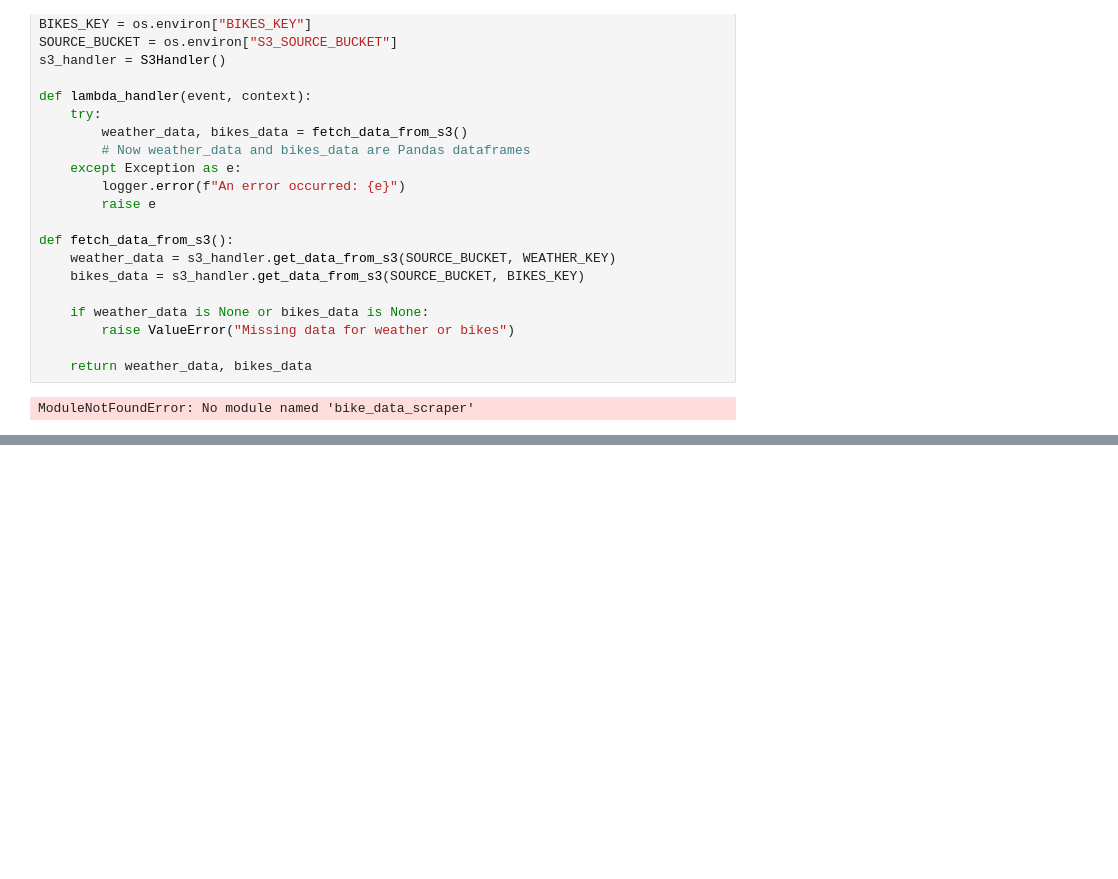
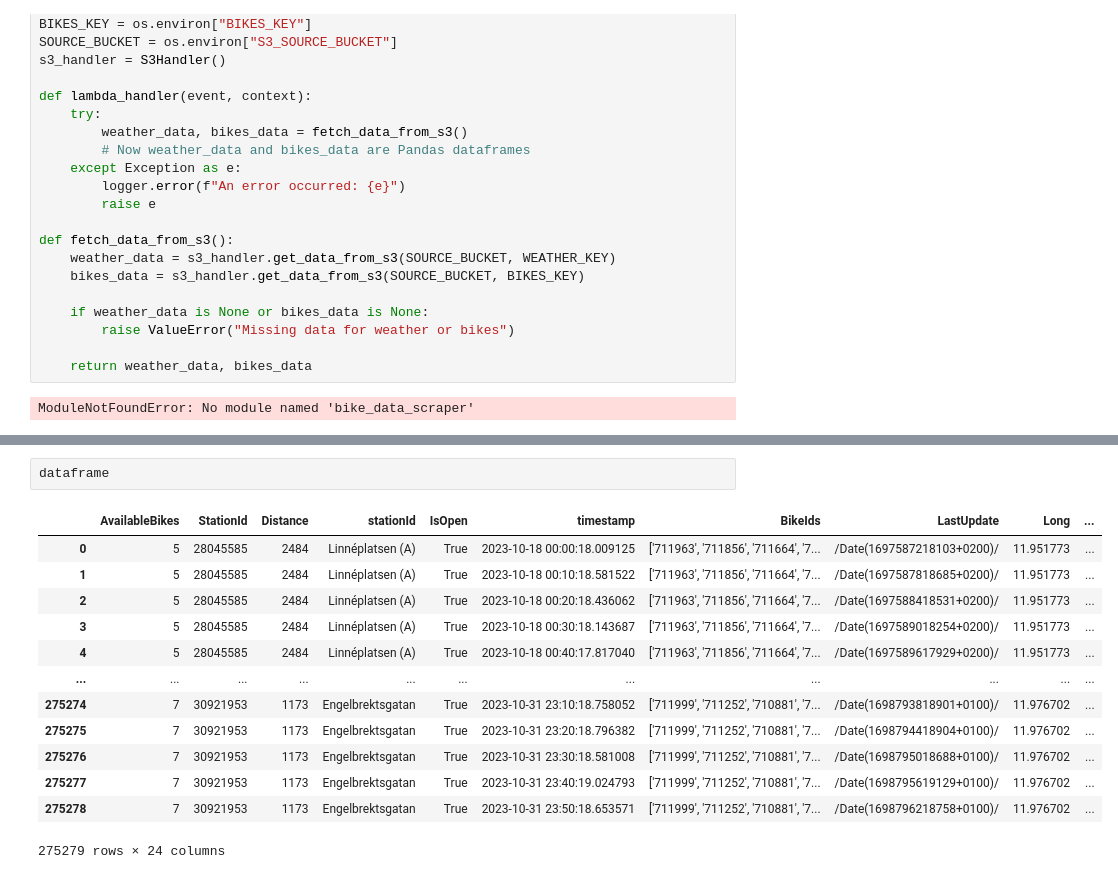
Before and after one commit to eliaselhaddad/Bike-Station-Monitor-Internship1, a Jupyter notebook: bike_data_scraper/sagemaker/test.ipynb, the cells around one changed output, grey strips where cells are left out. Drawn from its saved outputs; the diff is of its cells as text; blank space fills up the shorter version.

```diff
--- a/bike_data_scraper/sagemaker/test.ipynb
+++ b/bike_data_scraper/sagemaker/test.ipynb
@@ -71,0 +424,16 @@ ModuleNotFoundError: No module named 'bike_data_scraper'
+# %%
+dataframe
+# %% [output]
+|  | AvailableBikes | StationId | Distance | stationId | IsOpen | timestamp | BikeIds | LastUpdate | Long | ... |
+| 0 | 5 | 28045585 | 2484 | Linnéplatsen (A) | True | 2023-10-18 00:00:18.009125 | ['711963', '711856', '711664', '7... | /Date(1697587218103+0200)/ | 11.951773 | ... |
+| 1 | 5 | 28045585 | 2484 | Linnéplatsen (A) | True | 2023-10-18 00:10:18.581522 | ['711963', '711856', '711664', '7... | /Date(1697587818685+0200)/ | 11.951773 | ... |
+| 2 | 5 | 28045585 | 2484 | Linnéplatsen (A) | True | 2023-10-18 00:20:18.436062 | ['711963', '711856', '711664', '7... | /Date(1697588418531+0200)/ | 11.951773 | ... |
+| 3 | 5 | 28045585 | 2484 | Linnéplatsen (A) | True | 2023-10-18 00:30:18.143687 | ['711963', '711856', '711664', '7... | /Date(1697589018254+0200)/ | 11.951773 | ... |
+| 4 | 5 | 28045585 | 2484 | Linnéplatsen (A) | True | 2023-10-18 00:40:17.817040 | ['711963', '711856', '711664', '7... | /Date(1697589617929+0200)/ | 11.951773 | ... |
+| ... | ... | ... | ... | ... | ... | ... | ... | ... | ... | ... |
+| 275274 | 7 | 30921953 | 1173 | Engelbrektsgatan | True | 2023-10-31 23:10:18.758052 | ['711999', '711252', '710881', '7... | /Date(1698793818901+0100)/ | 11.976702 | ... |
+| 275275 | 7 | 30921953 | 1173 | Engelbrektsgatan | True | 2023-10-31 23:20:18.796382 | ['711999', '711252', '710881', '7... | /Date(1698794418904+0100)/ | 11.976702 | ... |
+| 275276 | 7 | 30921953 | 1173 | Engelbrektsgatan | True | 2023-10-31 23:30:18.581008 | ['711999', '711252', '710881', '7... | /Date(1698795018688+0100)/ | 11.976702 | ... |
+| 275277 | 7 | 30921953 | 1173 | Engelbrektsgatan | True | 2023-10-31 23:40:19.024793 | ['711999', '711252', '710881', '7... | /Date(1698795619129+0100)/ | 11.976702 | ... |
+| 275278 | 7 | 30921953 | 1173 | Engelbrektsgatan | True | 2023-10-31 23:50:18.653571 | ['711999', '711252', '710881', '7... | /Date(1698796218758+0100)/ | 11.976702 | ... |
+275279 rows × 24 columns
```
Also changed, not shown: parts of 13 cells of this notebook, 11 other files.
